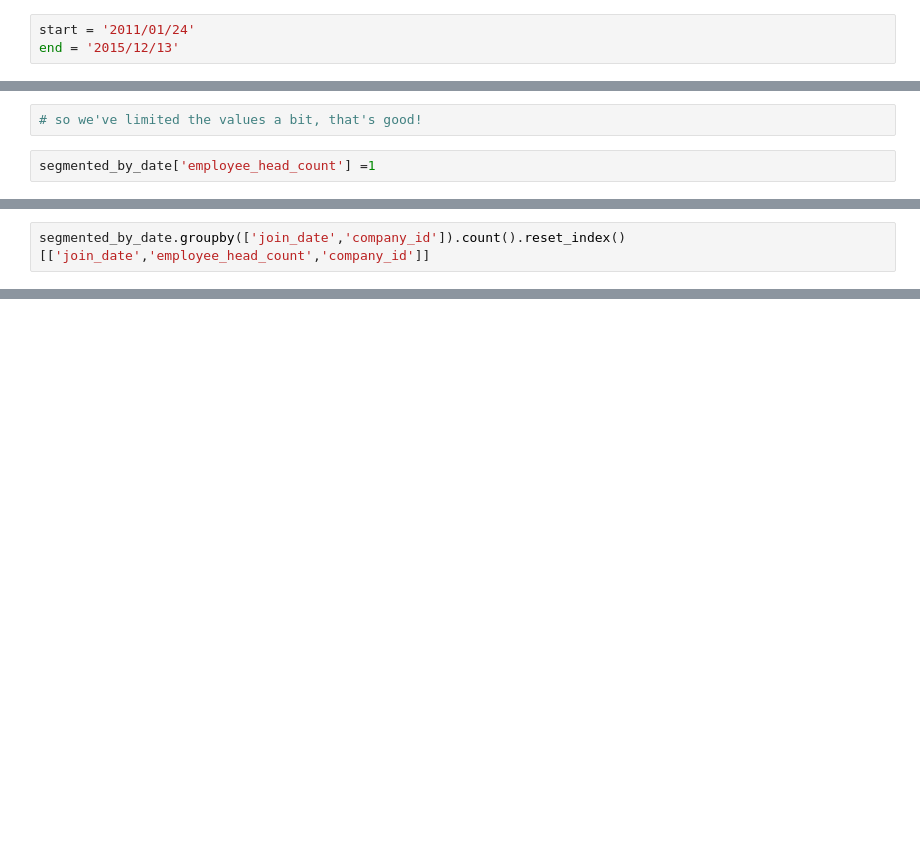
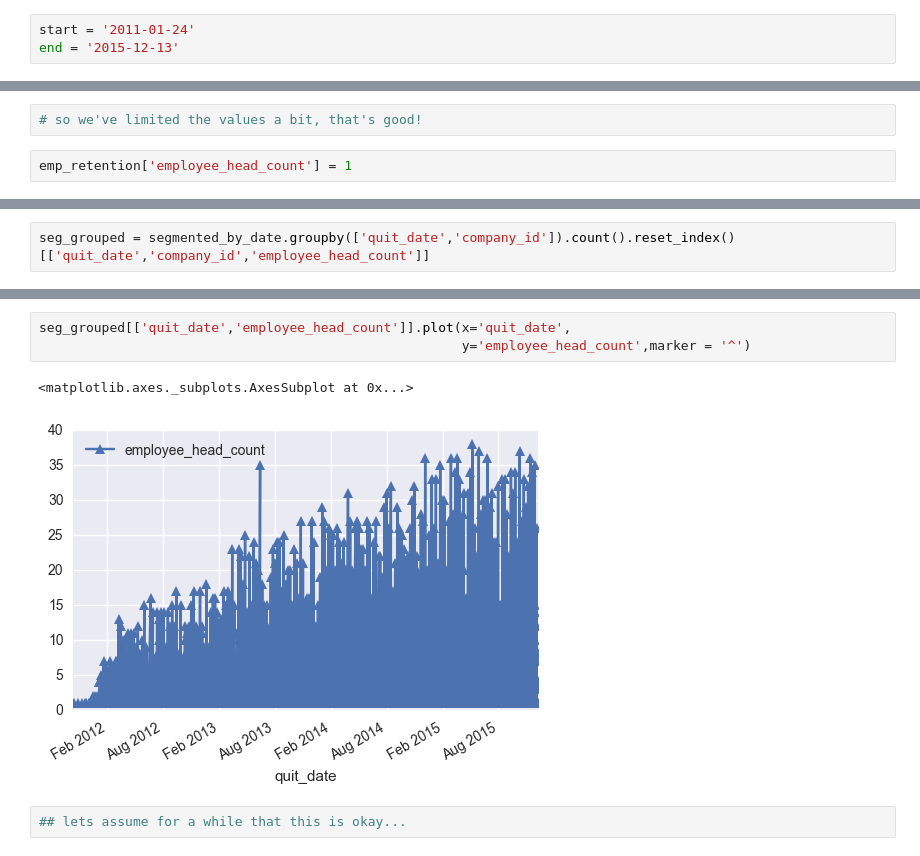
Before and after one commit to cwczarnik/DataScienceBootcamp_DC, a Jupyter notebook: employee_retention/employee_retention.ipynb, the cells around one changed output, grey strips where cells are left out. Saved outputs shown, nothing was run; the diff lists cells and outputs as text; blank space fills up the shorter version.

```diff
--- a/employee_retention/employee_retention.ipynb
+++ b/employee_retention/employee_retention.ipynb
@@ -63,8 +63,8 @@ emp_retention['join_date'].min(),emp_retention['quit_date'].max()
 # %% [output]
 ('2011-01-24', '2015-12-09')
 # %%
-start = '2011/01/24'
-end = '2015/12/13'
+start = '2011-01-24'
+end = '2015-12-13'
 # %%
 emp_retention['join_date']= pd.to_datetime(emp_retention['join_date'])
 emp_retention['quit_date']= pd.to_datetime(emp_retention['quit_date'])
@@ -82,4 +82,4 @@ segmented_by_date.shape
 # %%
 # so we've limited the values a bit, that's good!
 # %%
-segmented_by_date['employee_head_count'] =1
+emp_retention['employee_head_count'] = 1
@@ -92,2 +86,2 @@ See the caveats in the documentation: http://pandas.pydata.org/pandas-docs/stabl
 # %%
-segmented_by_date.groupby(['join_date','company_id']).count().reset_index()[['join_date','employee_head_count','company_id']]
+seg_grouped = segmented_by_date.groupby(['quit_date','company_id']).count().reset_index()[['quit_date','company_id','employee_head_count']]
@@ -112,0 +97,8 @@ segmented_by_date.groupby(['join_date','company_id']).count().reset_index()[['jo
+# %%
+seg_grouped[['quit_date','employee_head_count']].plot(x='quit_date',
+                                                      y='employee_head_count',marker = '^')
+# %% [output]
+<matplotlib.axes._subplots.AxesSubplot at 0x...>
+[figure, added]
+# %%
+## lets assume for a while that this is okay...
```
Also changed, not shown: parts of 23 cells of this notebook.
